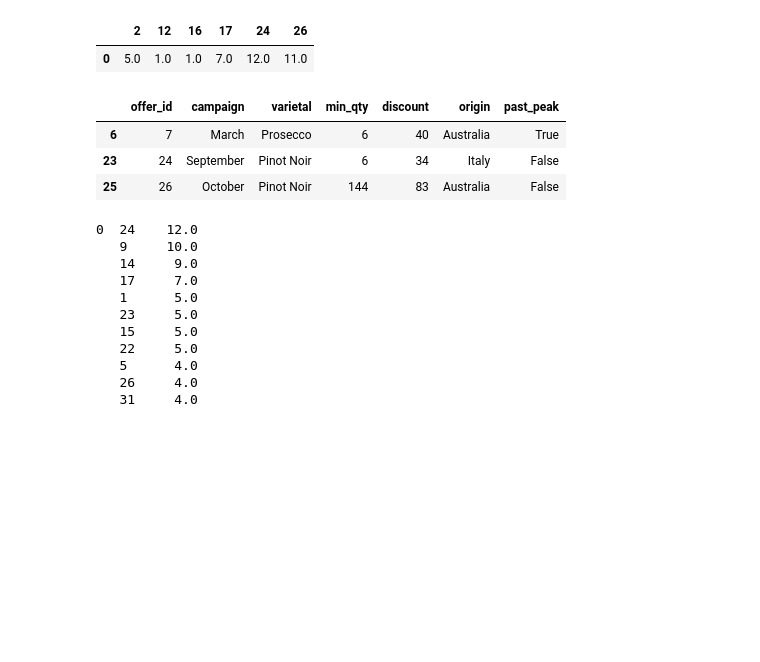
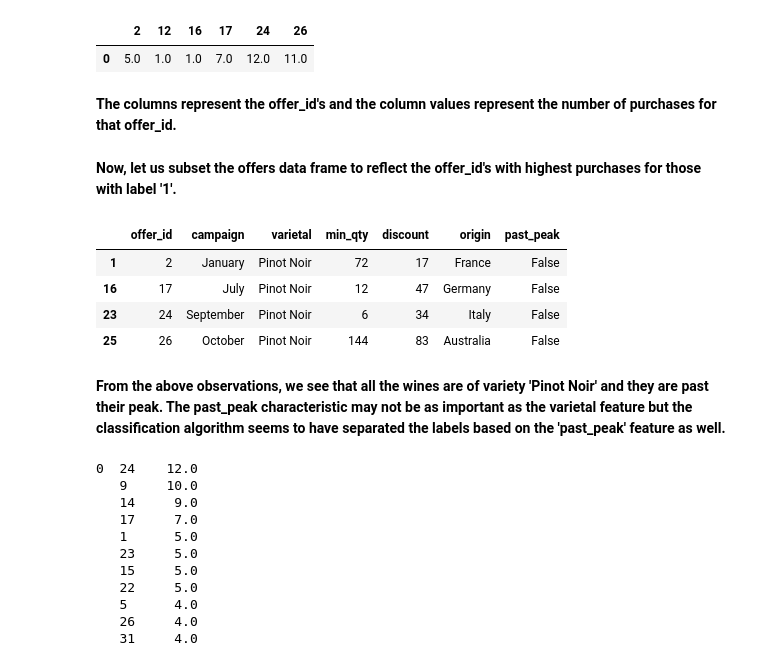
Before and after one commit to adjakka/Mini_Projects_Data_Science, a Jupyter notebook: Unsupervised_ML_Customer_Segmentation/Mini_Project_Clustering.ipynb, the cells around one changed output. Saved outputs shown, nothing was run; the diff lists cells and outputs as text; code cells hidden in the pictures; blank space fills up the shorter version.

```diff
--- a/Unsupervised_ML_Customer_Segmentation/Mini_Project_Clustering.ipynb
+++ b/Unsupervised_ML_Customer_Segmentation/Mini_Project_Clustering.ipynb
@@ -415,13 +417,20 @@ pd.DataFrame([label_1_counts])#.stack().sort_values(ascending = False)
 # %% [output]
 |  | 2 | 12 | 16 | 17 | 24 | 26 |
 | 0 | 5.0 | 1.0 | 1.0 | 7.0 | 12.0 | 11.0 |
+# %% [markdown]
+**The columns represent the offer_id's and the column values represent the number of purchases for that offer_id.**
+# %% [markdown]
+**Now, let us subset the offers data frame to reflect the offer_id's with highest purchases for those with label '1'.**
 # %%
-df_offers.loc[(df_offers.offer_id == 24) | (df_offers.offer_id == 26) | (df_offers.offer_id == 7)]
+df_offers.loc[(df_offers.offer_id == 24) | (df_offers.offer_id == 26) | (df_offers.offer_id == 17) | (df_offers.offer_id == 2)]
 # %% [output]
 |  | offer_id | campaign | varietal | min_qty | discount | origin | past_peak |
-| 6 | 7 | March | Prosecco | 6 | 40 | Australia | True |
+| 1 | 2 | January | Pinot Noir | 72 | 17 | France | False |
+| 16 | 17 | July | Pinot Noir | 12 | 47 | Germany | False |
 | 23 | 24 | September | Pinot Noir | 6 | 34 | Italy | False |
 | 25 | 26 | October | Pinot Noir | 144 | 83 | Australia | False |
+# %% [markdown]
+**From the above observations, we see that all the wines are of variety 'Pinot Noir' and they are past their peak. The past_peak characteristic may not be as important as the varietal feature but the classification algorithm seems to have separated the labels based on the 'past_peak' feature as well.**
 # %%
 label_2_counts = {}
 for j in range(1,33):
```
Also changed, not shown: parts of 54 cells of this notebook.
